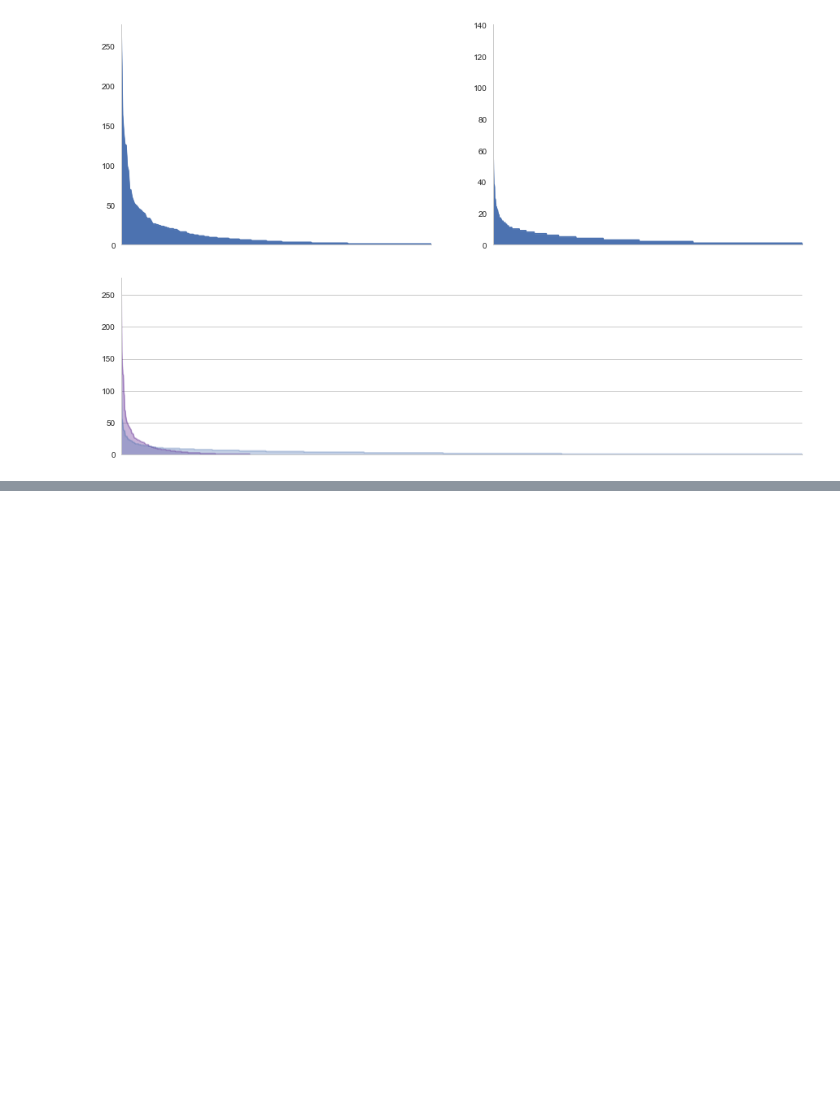
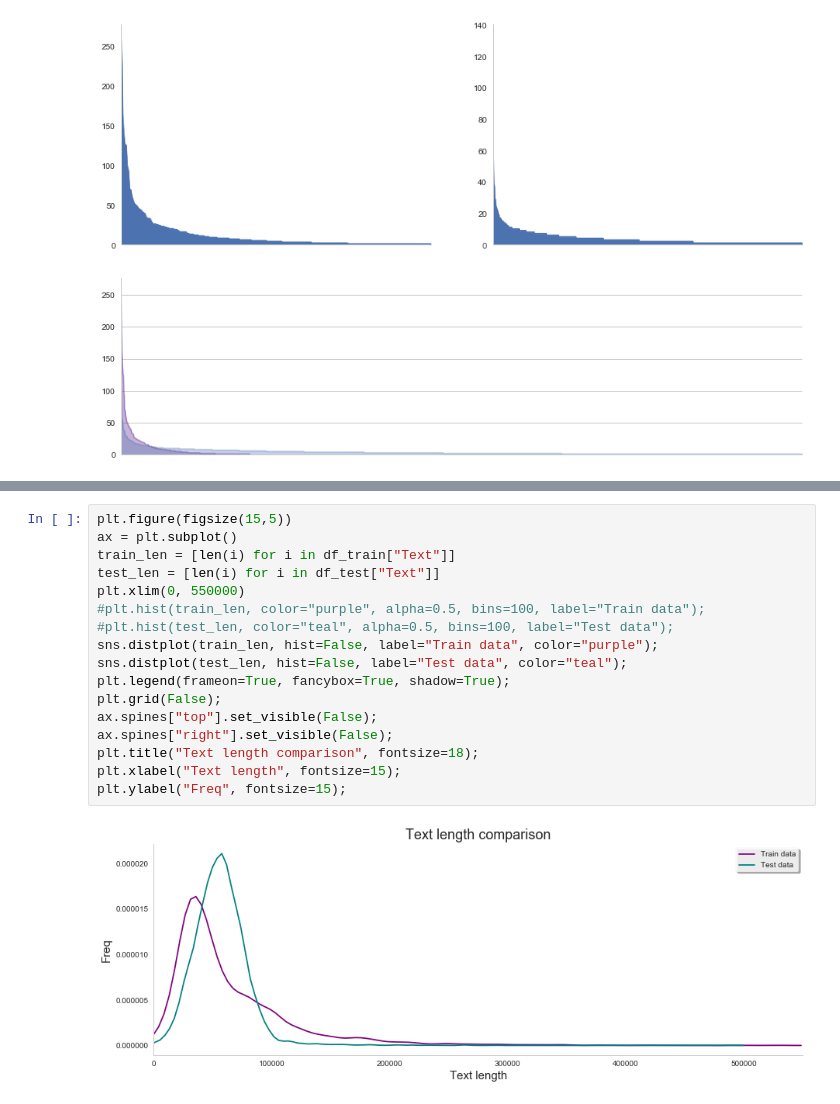
Before and after one commit to IEtoI/PersonalizedMedicine, a Jupyter notebook: PersonalizedMedicine.ipynb, the cells around one changed output, grey strips where cells are left out. Cells and saved outputs as stored; diff of their text form; blank space fills up the shorter version.

```diff
--- a/PersonalizedMedicine.ipynb
+++ b/PersonalizedMedicine.ipynb
@@ -129,4 +128,23 @@ for i,group in enumerate(df_train_grouped):
     fig = plt.bar(range(5), most_frequent/total, color="#551a8b", alpha=0.75)
 # %% [output]
 [figure]
+# %%
+plt.figure(figsize(15,5))
+ax = plt.subplot()
+train_len = [len(i) for i in df_train["Text"]]
+test_len = [len(i) for i in df_test["Text"]]
+plt.xlim(0, 550000)
+#plt.hist(train_len, color="purple", alpha=0.5, bins=100, label="Train data");
+#plt.hist(test_len, color="teal", alpha=0.5, bins=100, label="Test data");
+sns.distplot(train_len, hist=False, label="Train data", color="purple");
+sns.distplot(test_len, hist=False, label="Test data", color="teal");
+plt.legend(frameon=True, fancybox=True, shadow=True);
+plt.grid(False);
+ax.spines["top"].set_visible(False);
+ax.spines["right"].set_visible(False);
+plt.title("Text length comparison", fontsize=18);
+plt.xlabel("Text length", fontsize=15);
+plt.ylabel("Freq", fontsize=15);
+# %% [output]
+[figure, added]
 # %%
```
Also changed, not shown: parts of 10 cells of this notebook.
